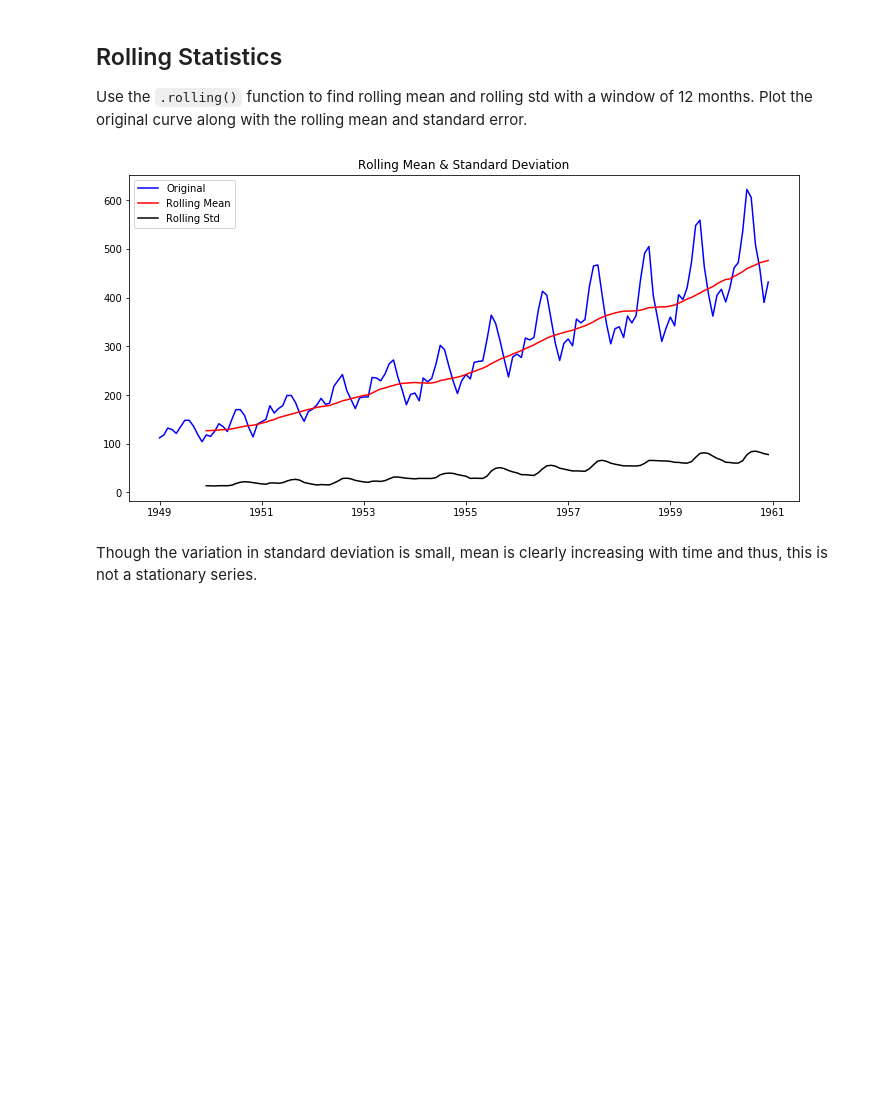
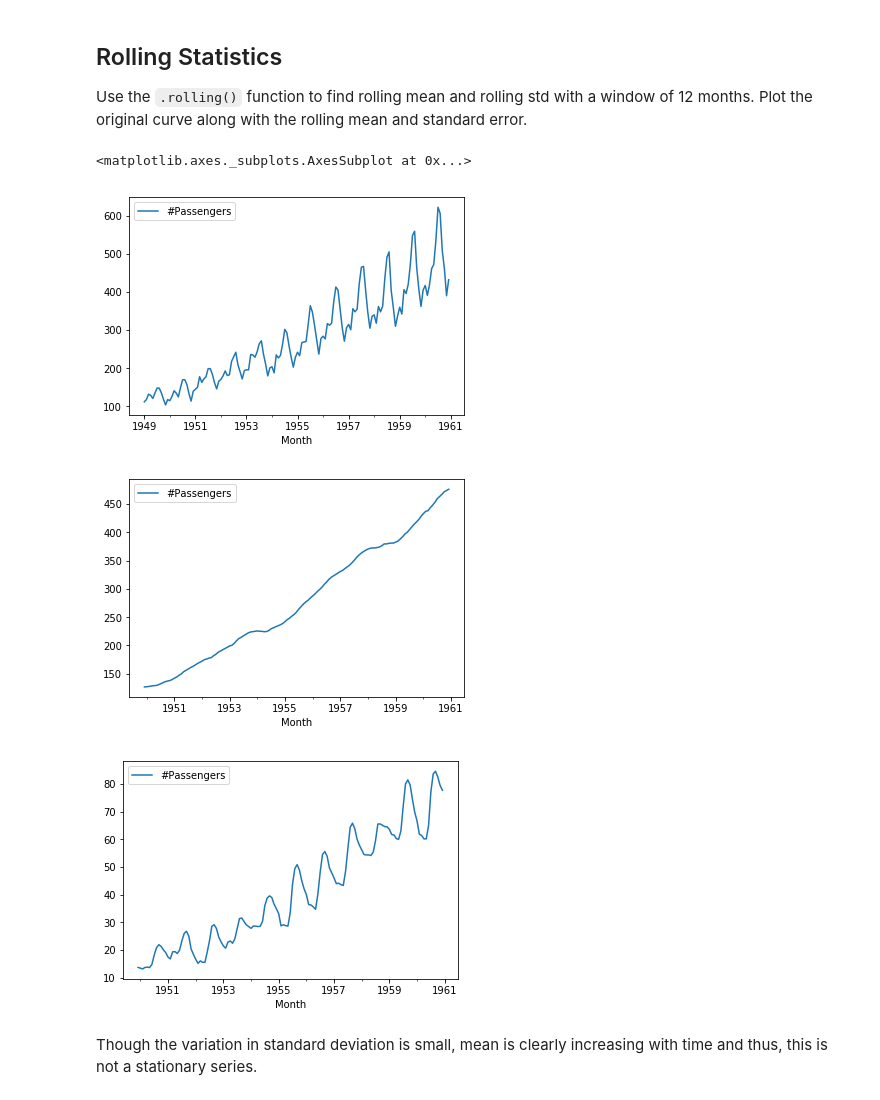
Before and after one commit to yishuen/dsc-3-25-06-testing-for-trends-lab-nyc-career-ds-102218, a Jupyter notebook: index.ipynb, the cells around one changed output. Cells and saved outputs as stored; diff of their text form; code cells hidden in the pictures; blank space fills up the shorter version.

```diff
--- a/index.ipynb
+++ b/index.ipynb
@@ -97,8 +97,13 @@ rolstd = df.rolling(window = 12, center = False).std()
 # %%
 #Plot rolling statistics
 df.plot()
+rolmean.plot()
+rolstd.plot()
 # %% [output]
+<matplotlib.axes._subplots.AxesSubplot at 0x...>
-[figure, old version]
+[figure, new version]
+[figure, added]
+[figure, added]
 # %% [markdown]
 Though the variation in standard deviation is small, mean is clearly increasing with time and thus, this is not a stationary series.
 # %% [markdown]
```
